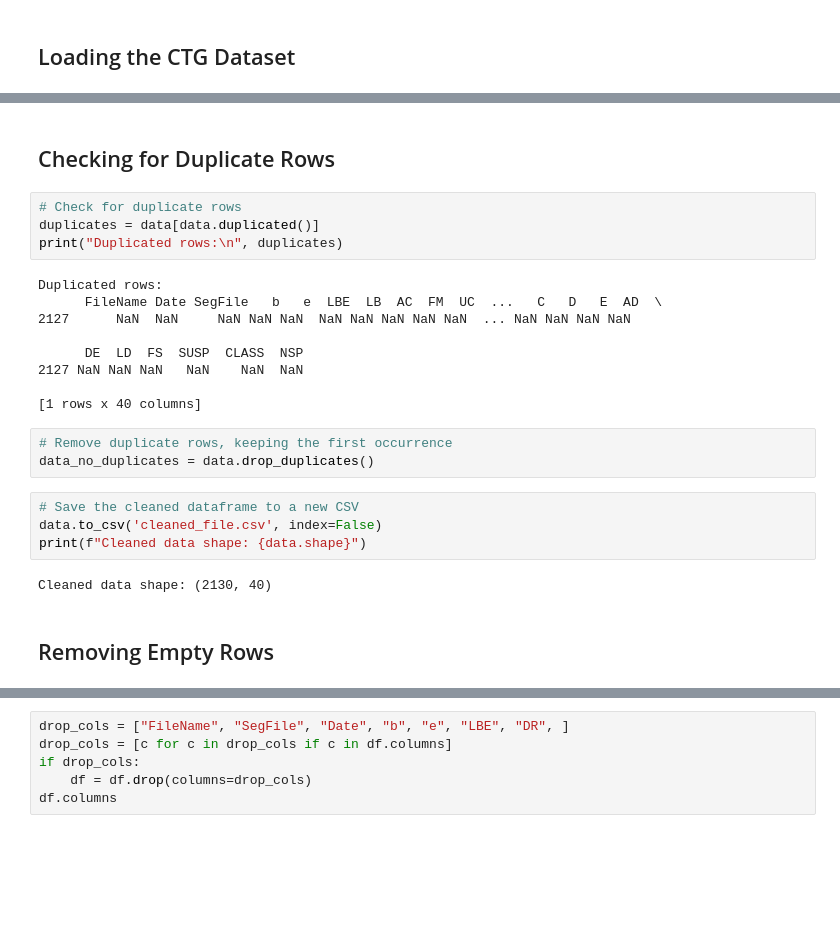
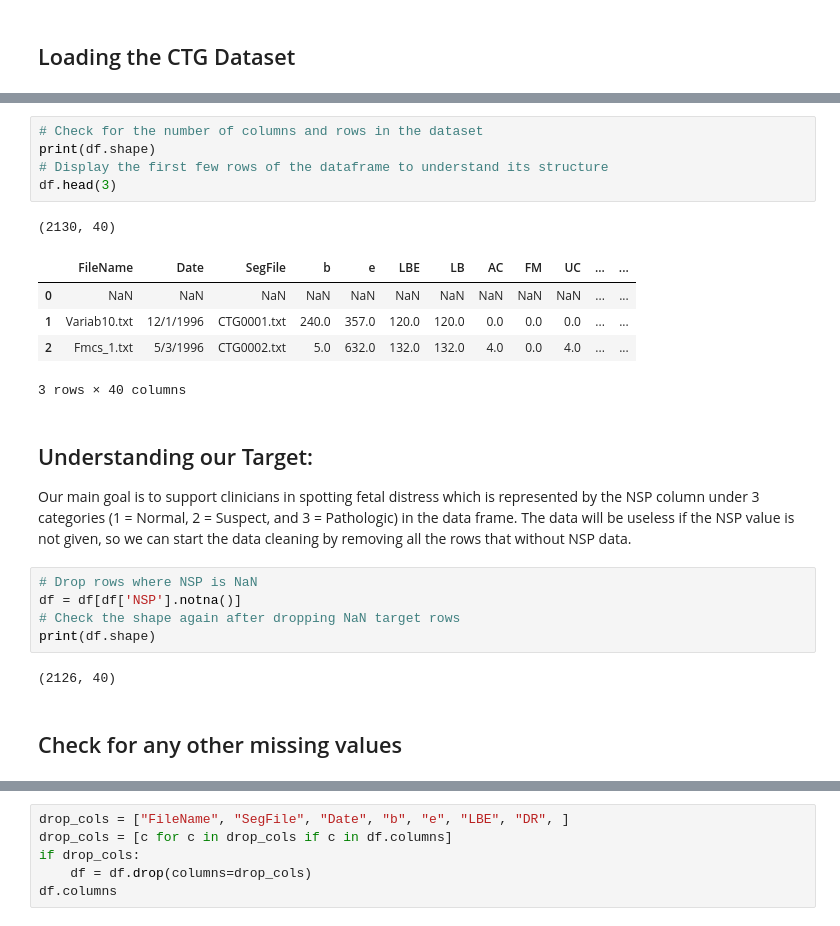
Before and after one commit to KIREETI001/MLDA-LIfeline-2025-JKZ-, a Jupyter notebook: Final_DataCleaning.ipynb, the cells around one changed output, grey strips where cells are left out. Cells and saved outputs as stored; diff of their text form; blank space fills up the shorter version.

```diff
--- a/Final_DataCleaning.ipynb
+++ b/Final_DataCleaning.ipynb
@@ -34,27 +35,26 @@ data.head()
-# %% [markdown]
-## Checking for Duplicate Rows
-# %%
-# Check for duplicate rows
-duplicates = data[data.duplicated()]
-print("Duplicated rows:\n", duplicates)
-# %% [output]
-Duplicated rows:
-      FileName Date SegFile   b   e  LBE  LB  AC  FM  UC  ...   C   D   E  AD  \
-2127      NaN  NaN     NaN NaN NaN  NaN NaN NaN NaN NaN  ... NaN NaN NaN NaN
-
-      DE  LD  FS  SUSP  CLASS  NSP
-2127 NaN NaN NaN   NaN    NaN  NaN
-
-[1 rows x 40 columns]
-# %%
-# Remove duplicate rows, keeping the first occurrence
-data_no_duplicates = data.drop_duplicates()
-# %%
-# Save the cleaned dataframe to a new CSV
-data.to_csv('cleaned_file.csv', index=False)
-print(f"Cleaned data shape: {data.shape}")
-# %% [output]
-Cleaned data shape: (2130, 40)
+# %%
+# Check for the number of columns and rows in the dataset
+print(df.shape)
+# Display the first few rows of the dataframe to understand its structure
+df.head(3)
+# %% [output]
+(2130, 40)
+|  | FileName | Date | SegFile | b | e | LBE | LB | AC | FM | UC | ... | ... |
+| 0 | NaN | NaN | NaN | NaN | NaN | NaN | NaN | NaN | NaN | NaN | ... | ... |
+| 1 | Variab10.txt | 12/1/1996 | CTG0001.txt | 240.0 | 357.0 | 120.0 | 120.0 | 0.0 | 0.0 | 0.0 | ... | ... |
+| 2 | Fmcs_1.txt | 5/3/1996 | CTG0002.txt | 5.0 | 632.0 | 132.0 | 132.0 | 4.0 | 0.0 | 4.0 | ... | ... |
+3 rows × 40 columns
+# %% [markdown]
+## Understanding our Target:
+
+Our main goal is to support clinicians in spotting fetal distress which is represented by the NSP column under 3 categories (1 = Normal, 2 = Suspect, and 3 = Pathologic) in the data frame. The data will be useless if the NSP value is not given, so we can start the data cleaning by removing all the rows that without NSP data.
+# %%
+# Drop rows where NSP is NaN
+df = df[df['NSP'].notna()]
+# Check the shape again after dropping NaN target rows
+print(df.shape)
+# %% [output]
+(2126, 40)
 # %% [markdown]
-## Removing Empty Rows
+## Check for any other missing values
 # %%
```
Also changed, not shown: parts of 18 cells of this notebook, 1 other file.
